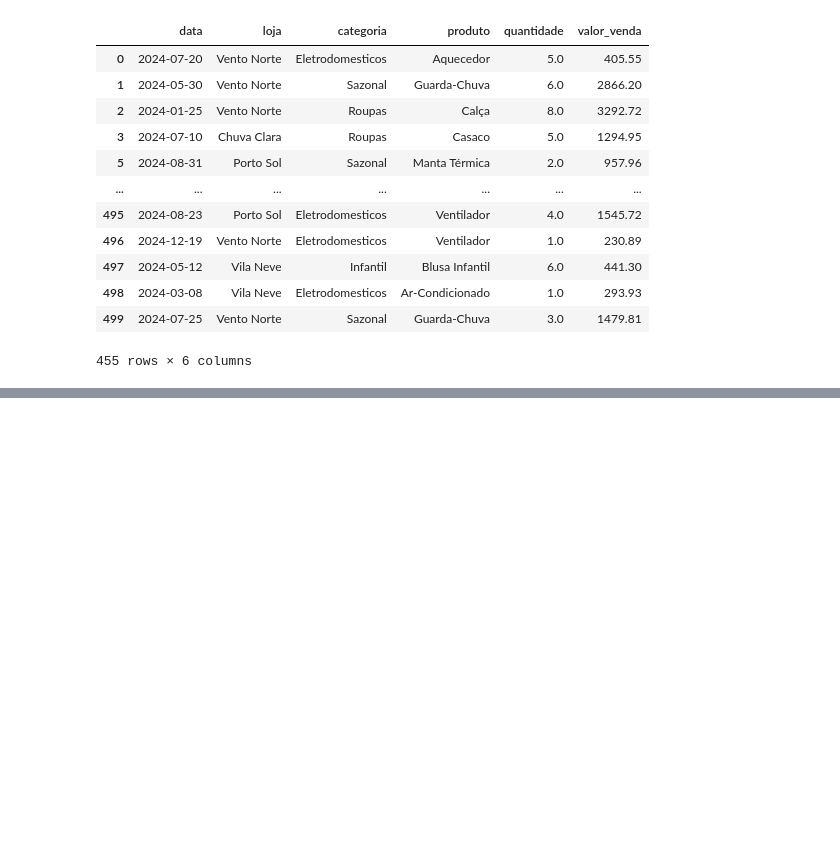
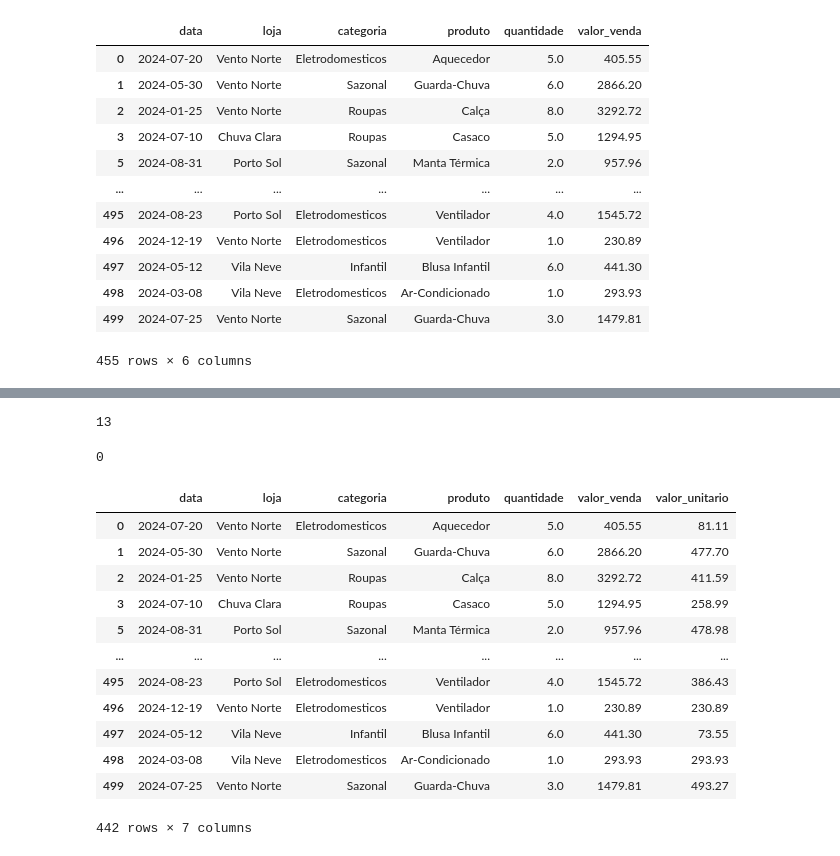
Before and after one commit to IIIgorMoura/PY-tratamento_analise_dados, a Jupyter notebook: main.ipynb, the cells around one changed output, grey strips where cells are left out. Saved outputs shown, nothing was run; the diff lists cells and outputs as text; code cells hidden in the pictures; blank space fills up the shorter version.

```diff
--- a/main.ipynb
+++ b/main.ipynb
@@ -134,0 +190,40 @@ display(df.head(10))
+# %%
+# 10. Analisar e remover 'produto' vazios
+
+# Exibir quantas linhas estão com 'produto' vazio
+print(df['produto'].isna().sum())
+
+# duplicatas1 = df[df['valor_unitario'].duplicated(keep=False)]
+# display(duplicatas1)
+
+# display(duplicatas)
+
+# display(df[df['produto'].isna()])
+
+# Por existirem apenas 13 produtos vazios, remover 'produtos' NaN
+df = df.dropna(subset='produto')
+# %% [output]
+13
+# %%
+# 11. Analisar e remover linhas duplicadas
+print(df.duplicated().sum())
+# %% [output]
+0
+# %%
+# 12. Salvar o novo DataFrame limpo em um novo arquivo Excel
+display(df)
+df.to_excel('vendas_tratadas.xlsx', index=False)
+# %% [output]
+|  | data | loja | categoria | produto | quantidade | valor_venda | valor_unitario |
+| 0 | 2024-07-20 | Vento Norte | Eletrodomesticos | Aquecedor | 5.0 | 405.55 | 81.11 |
+| 1 | 2024-05-30 | Vento Norte | Sazonal | Guarda-Chuva | 6.0 | 2866.20 | 477.70 |
+| 2 | 2024-01-25 | Vento Norte | Roupas | Calça | 8.0 | 3292.72 | 411.59 |
+| 3 | 2024-07-10 | Chuva Clara | Roupas | Casaco | 5.0 | 1294.95 | 258.99 |
+| 5 | 2024-08-31 | Porto Sol | Sazonal | Manta Térmica | 2.0 | 957.96 | 478.98 |
+| ... | ... | ... | ... | ... | ... | ... | ... |
+| 495 | 2024-08-23 | Porto Sol | Eletrodomesticos | Ventilador | 4.0 | 1545.72 | 386.43 |
+| 496 | 2024-12-19 | Vento Norte | Eletrodomesticos | Ventilador | 1.0 | 230.89 | 230.89 |
+| 497 | 2024-05-12 | Vila Neve | Infantil | Blusa Infantil | 6.0 | 441.30 | 73.55 |
+| 498 | 2024-03-08 | Vila Neve | Eletrodomesticos | Ar-Condicionado | 1.0 | 293.93 | 293.93 |
+| 499 | 2024-07-25 | Vento Norte | Sazonal | Guarda-Chuva | 3.0 | 1479.81 | 493.27 |
+442 rows × 7 columns
```
Also changed, not shown: parts of 11 cells of this notebook, 1 other file.
